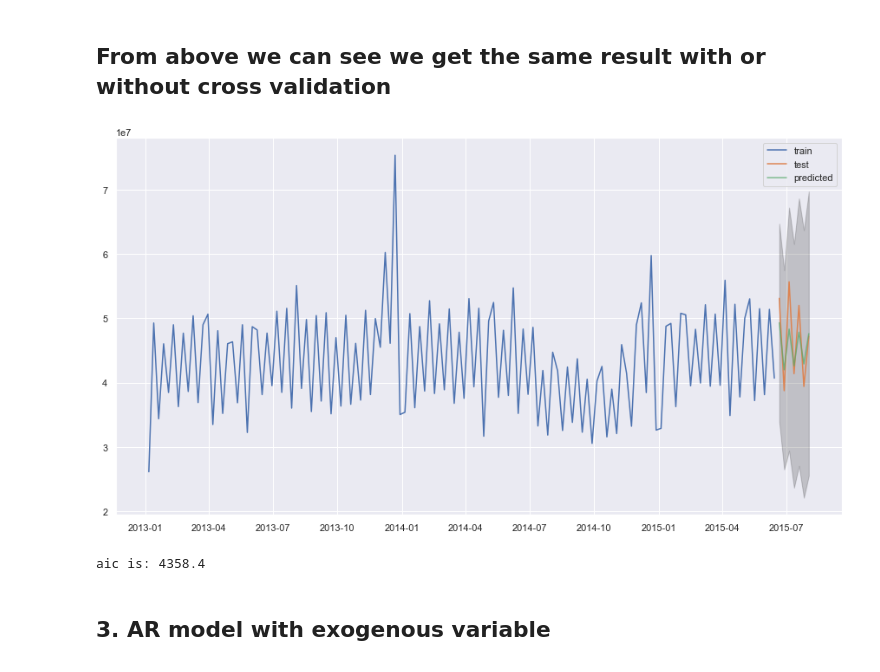
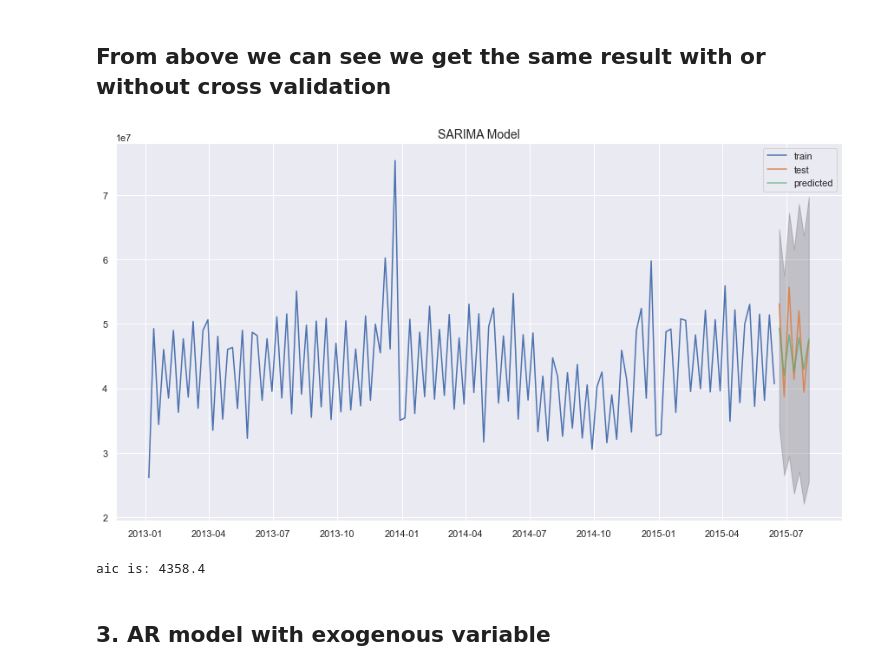
Before and after one commit to yoyo6022/covid-19, a Jupyter notebook: Notebook/Modeling.ipynb, the cells around one changed output. Cells and saved outputs as stored; diff of their text form; code cells hidden in the pictures.

```diff
--- a/Notebook/Modeling.ipynb
+++ b/Notebook/Modeling.ipynb
@@ -615,19 +618,20 @@ mae for SARIMA model: 3386101.5
 # %%
 # plot the result
 plt.figure(figsize=(15,8))
 plt.plot(train,label='train')
 # predict last 6 month (27 weeks)
 plt.plot(test, label='test')
 plt.plot(predictions, alpha=0.7, label='predicted')
 #plt.axvline(weeklytotalsales.index[24], color='red', ls='--')
 plt.fill_between(predictions_ci.index, predictions_ci.iloc[:,0], predictions_ci.iloc[:,1]
                 ,color='k', alpha=0.2)
 plt.legend()
+plt.title('SARIMA Model', fontsize=14)
 plt.show()
 
 print('aic is: {0:.1f}'.format(sarima.aic))
 # %% [output]
-[figure, old version]
+[figure, new version]
 aic is: 4358.4
 # %% [markdown]
 ## 3. AR model with exogenous variable
```
Also changed, not shown: parts of 7 cells of this notebook.
